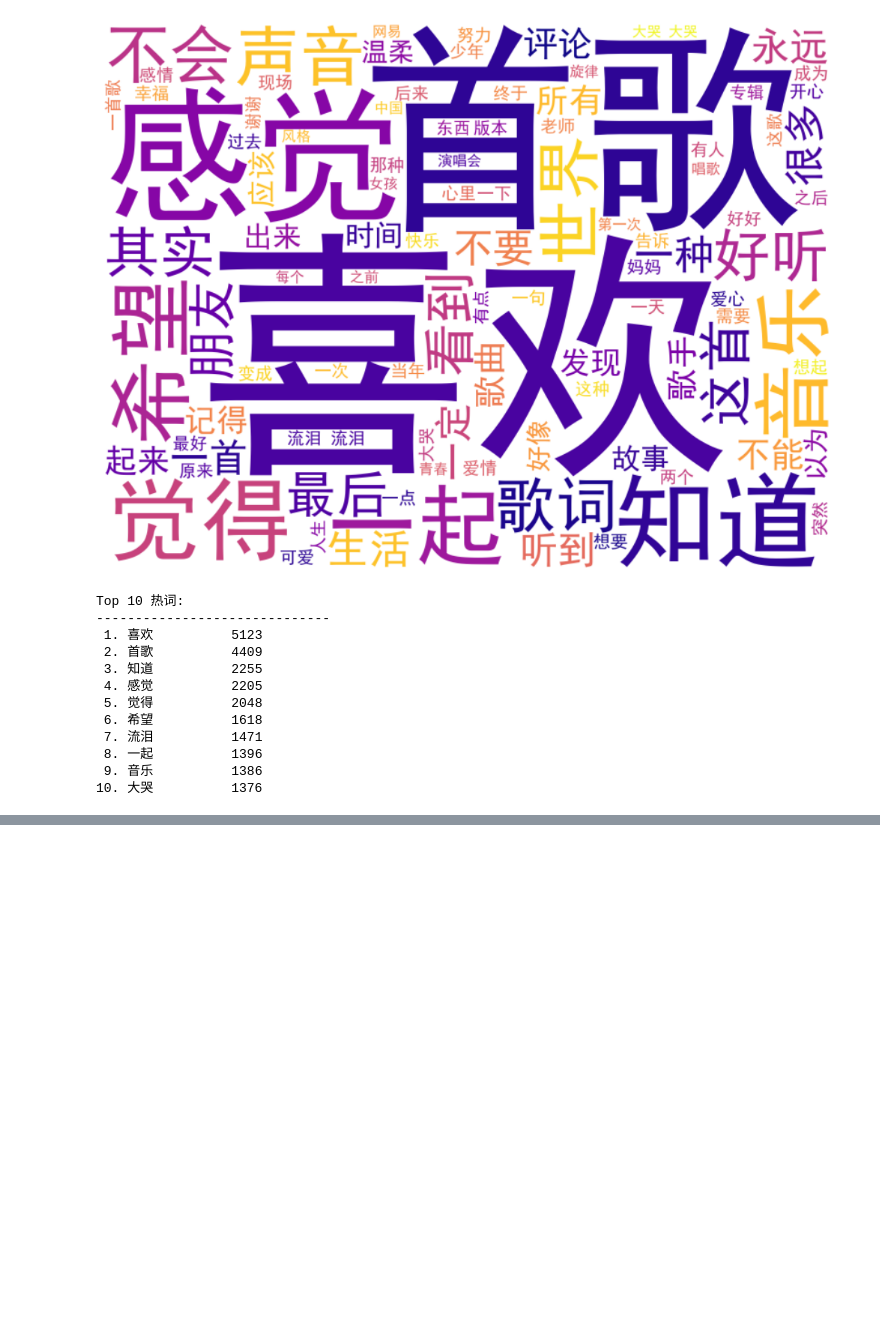
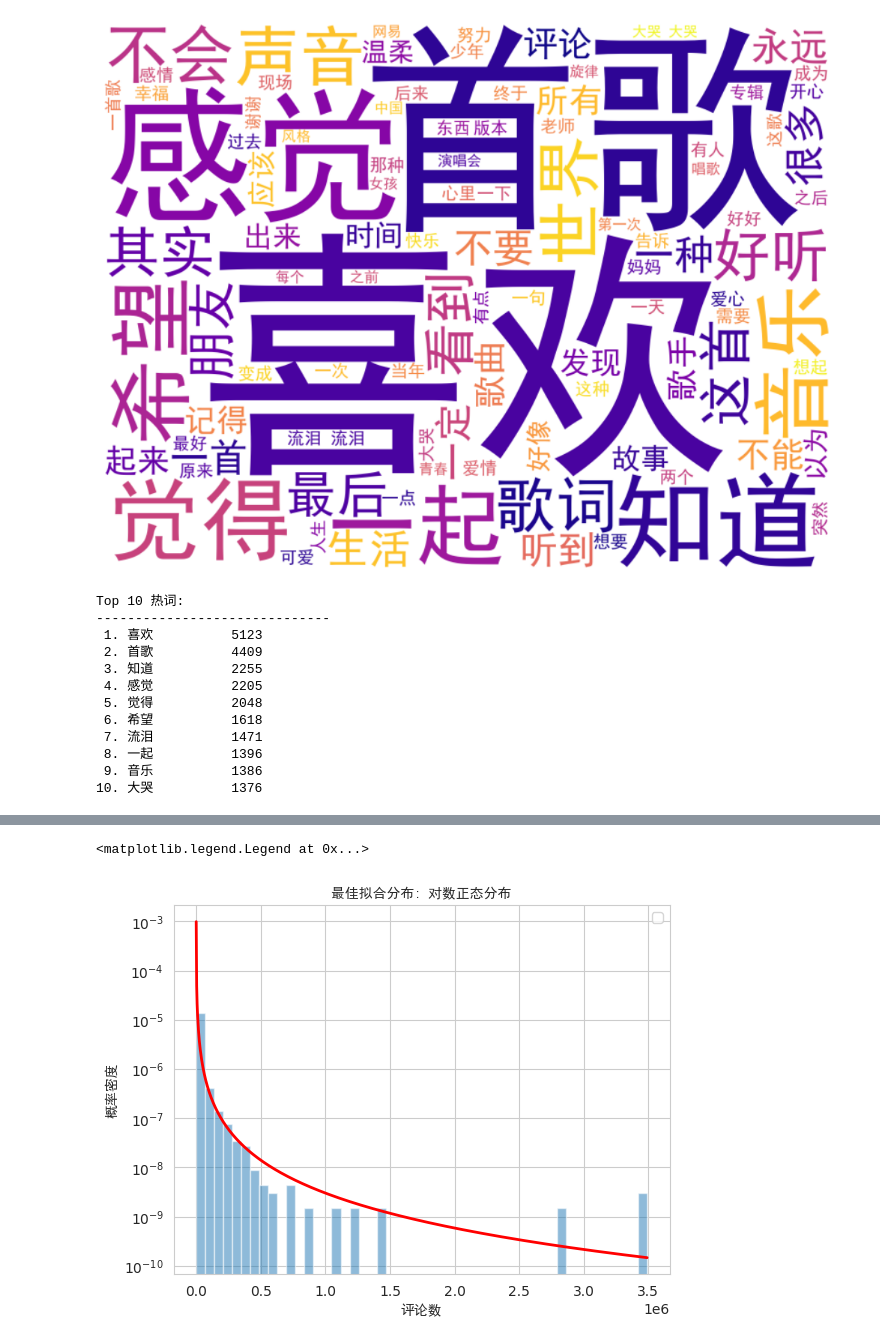
Before and after one commit to LiChengxi666/python_crawler, a Jupyter notebook: data_analyse.ipynb, the cells around one changed output, grey strips where cells are left out. Drawn from its saved outputs; the diff is of its cells as text; code cells hidden in the pictures; blank space fills up the shorter version.

```diff
--- a/data_analyse.ipynb
+++ b/data_analyse.ipynb
@@ -276,0 +330,52 @@ Top 10 热词:
+# %%
+# 尝试拟合多种分布
+plt.Figure(figsize=(10, 6))
+distributions = [
+    ('正态分布', stats.norm),
+    ('对数正态分布', stats.lognorm),
+    ('指数分布', stats.expon),
+    ('伽马分布', stats.gamma),
+    ('威布尔分布', stats.weibull_min),
+    ('帕累托分布', stats.pareto)
+]
+
+best_dist = None
+best_params = None
+best_sse = np.inf
+results = []
+
+for dist_name, distribution in distributions:
+    try:
+        # 拟合分布参数
+        params = distribution.fit(comments_count)
+
+        # 计算拟合优度 (SSE)
+        expected = distribution.pdf(bins[:-1], *params) * len(comments_count) * (bins[1] - bins[0])
+        sse = np.sum((n - expected/len(comments_count))**2)
+
+        results.append((dist_name, params, sse))
+
+        if sse < best_sse:
+            best_sse = sse
+            best_dist = distribution
+            best_params = params
+            best_dist_name = dist_name
+
+    except Exception as e:
+        print(f"拟合 {dist_name} 时出错: {e}")
+
+# 在直方图上绘制最佳拟合分布
+x_fit = np.linspace(comments_count.min(), comments_count.max(), 1000)
+y_fit = best_dist.pdf(x_fit, *best_params)
+plt.plot(x_fit, y_fit, 'r-', linewidth=2)
+plt.hist(comments_count, bins=bins, density=True, alpha=0.5)
+plt.title(f'最佳拟合分布: {best_dist_name}', fontproperties=font)
+plt.ylabel('概率密度', fontproperties=font)
+plt.xlabel('评论数', fontproperties=font)
+plt.legend(prop = font)
+plt.yticks([1, 10, 100, 1000, 10000])
+plt.yscale('log')
+plt.legend()
+# %% [output]
+<matplotlib.legend.Legend at 0x...>
+[figure, added]
```
Also changed, not shown: parts of 3 cells of this notebook.
